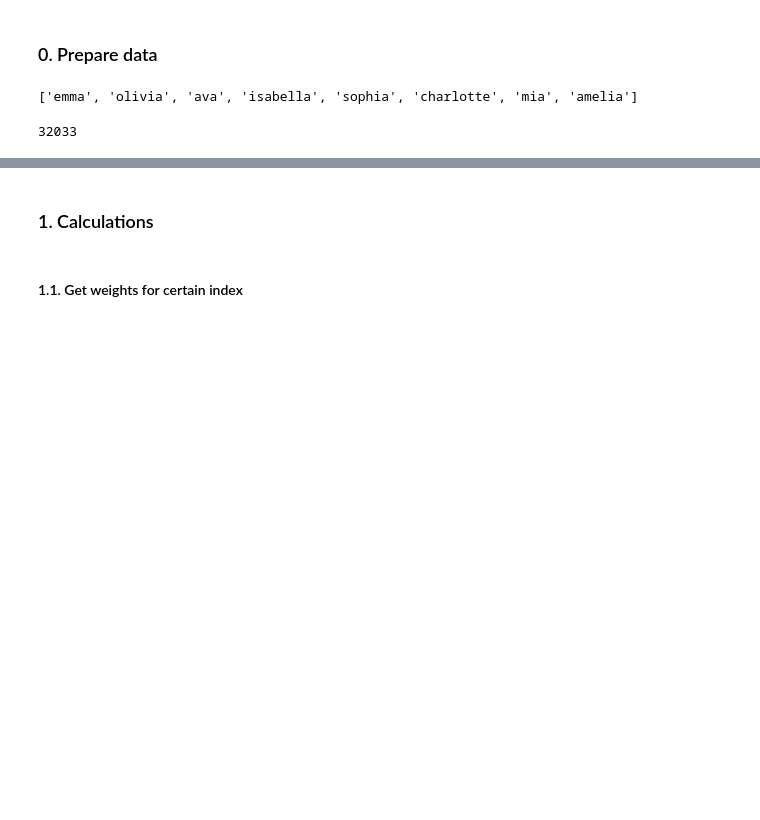
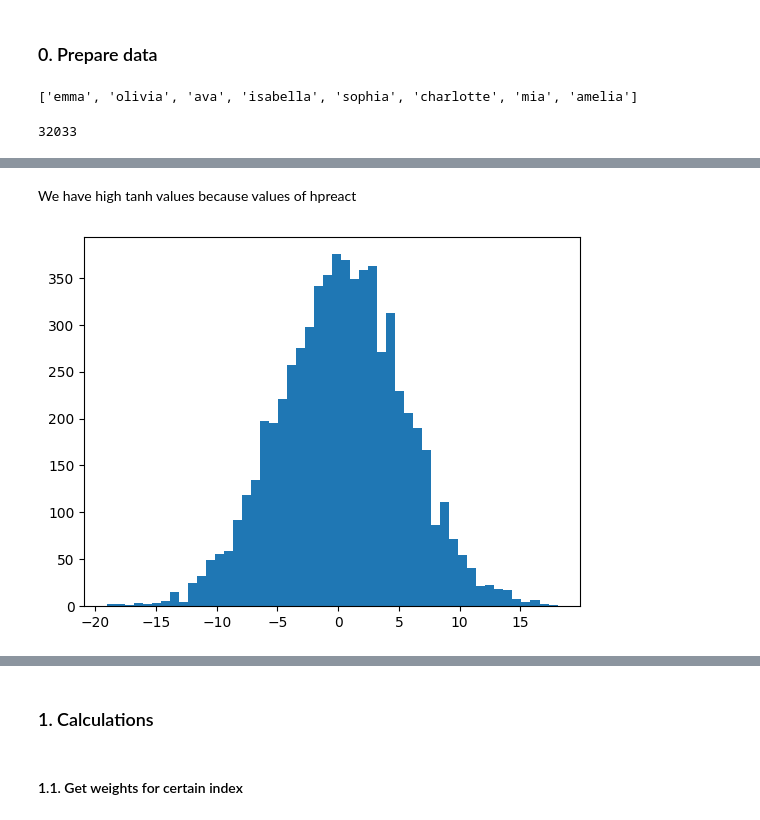
Before and after one commit to sotula/nn-zero-to-hero, a Jupyter notebook: hw/lecture3/hw3.ipynb, the cells around one changed output, grey strips where cells are left out. Cells and saved outputs as stored; diff of their text form; code cells hidden in the pictures; blank space fills up the shorter version.

```diff
--- a/hw/lecture3/hw3.ipynb
+++ b/hw/lecture3/hw3.ipynb
@@ -66,0 +282,6 @@ X.shape, X.dtype, Y.shape, Y.dtype
+# %% [markdown]
+We have high tanh values because values of hpreact
+# %%
+plt.hist(hpreact.view(-1).tolist(), bins='auto');
+# %% [output]
+[figure, added]
```
Also changed, not shown: parts of 39 cells of this notebook.
